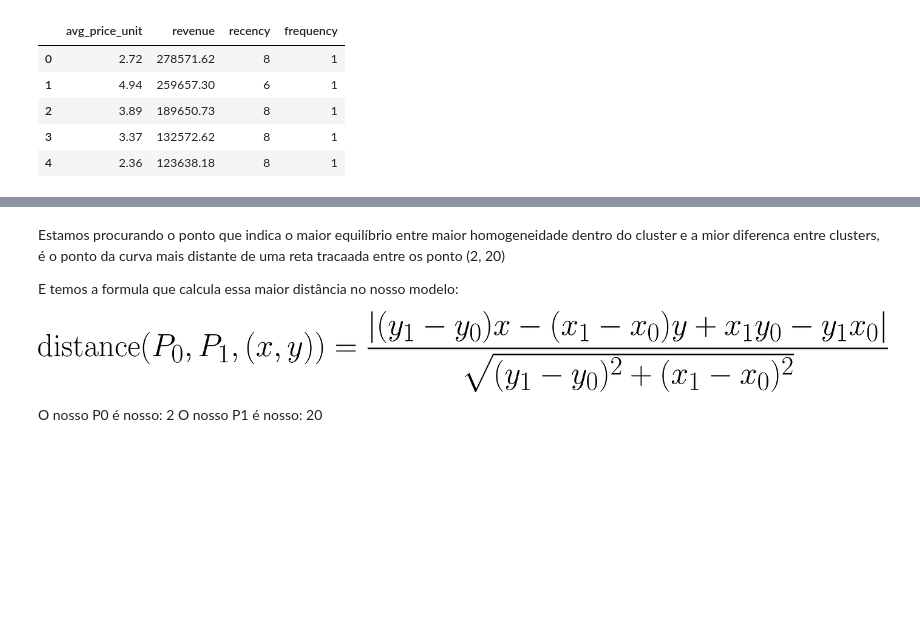
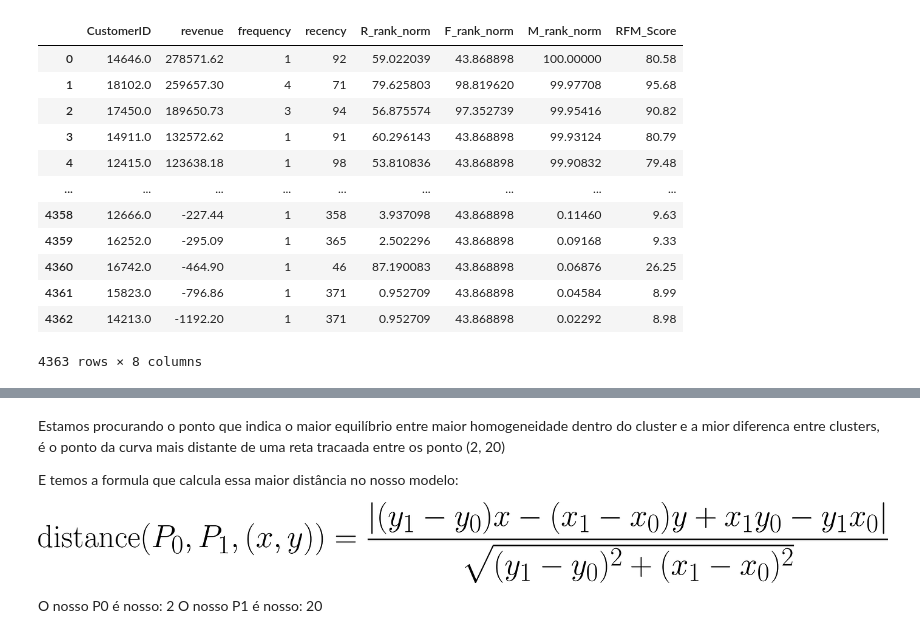
Before and after one commit to will787/retail-e-commerce-evidence, a Jupyter notebook: analytics/client_value.ipynb, the cells around one changed output, grey strips where cells are left out. Saved outputs shown, nothing was run; the diff lists cells and outputs as text; code cells hidden in the pictures; blank space fills up the shorter version.

```diff
--- a/analytics/client_value.ipynb
+++ b/analytics/client_value.ipynb
@@ -32,15 +40,41 @@ df.head()
 # %%
-# dropping the variable, because the model will try to measurement the CustomerID.
-# This can be have prior result in the model.
-
-df = df.drop(columns=['CustomerID', 'Country', 'unique_items', 'total_items', 'avgseasonality_date', 'firstpurchase_date', 'lastpurchase_date', 'firstpurchase_date', 'lastpurchase_date', 'lastpurchase_date'])
-
+global_max_date = pd.to_datetime(df['max_date']).max()
+df['recency'] = (global_max_date - pd.to_datetime(df['max_date'])).dt.days
 df.isnull().sum()
 df.head()
+
+RFM = df[['CustomerID','revenue', 'frequency', 'recency']].copy()
+
+#rank customer based on revenue, frequency and recency
+RFM['R_rank'] = RFM['recency'].rank(ascending=False)
+RFM['F_rank'] = RFM['frequency'].rank(ascending=True)
+RFM['M_rank'] = RFM['revenue'].rank(ascending=True)
+
+RFM['R_rank_norm'] = (RFM['R_rank'] / RFM['R_rank'].max()) * 100
+RFM['F_rank_norm'] = (RFM['F_rank'] / RFM['F_rank'].max()) * 100
+RFM['M_rank_norm'] = (RFM['M_rank'] / RFM['M_rank'].max()) * 100
+
+RFM.drop(columns=['R_rank', 'F_rank', 'M_rank'], inplace=True)
+RFM.head()
+
+#you can give the weights to the RFM variables: it depends on your business case (0 to 100 score)
+RFM['RFM_Score'] = (RFM['R_rank_norm'] * 0.20) + (RFM['F_rank_norm'] * 0.20) + (RFM['M_rank_norm'] * 0.60)
+RFM['RFM_Score'] = RFM['RFM_Score'].round(2)
+
+rfm_cluster = RFM[['revenue', 'frequency', 'recency','RFM_Score']].copy()
+
+RFM
 # %% [output]
-|  | avg_price_unit | revenue | recency | frequency |
-| 0 | 2.72 | 278571.62 | 8 | 1 |
-| 1 | 4.94 | 259657.30 | 6 | 1 |
-| 2 | 3.89 | 189650.73 | 8 | 1 |
-| 3 | 3.37 | 132572.62 | 8 | 1 |
-| 4 | 2.36 | 123638.18 | 8 | 1 |
+|  | CustomerID | revenue | frequency | recency | R_rank_norm | F_rank_norm | M_rank_norm | RFM_Score |
+| 0 | 14646.0 | 278571.62 | 1 | 92 | 59.022039 | 43.868898 | 100.00000 | 80.58 |
+| 1 | 18102.0 | 259657.30 | 4 | 71 | 79.625803 | 98.819620 | 99.97708 | 95.68 |
+| 2 | 17450.0 | 189650.73 | 3 | 94 | 56.875574 | 97.352739 | 99.95416 | 90.82 |
+| 3 | 14911.0 | 132572.62 | 1 | 91 | 60.296143 | 43.868898 | 99.93124 | 80.79 |
+| 4 | 12415.0 | 123638.18 | 1 | 98 | 53.810836 | 43.868898 | 99.90832 | 79.48 |
+| ... | ... | ... | ... | ... | ... | ... | ... | ... |
+| 4358 | 12666.0 | -227.44 | 1 | 358 | 3.937098 | 43.868898 | 0.11460 | 9.63 |
+| 4359 | 16252.0 | -295.09 | 1 | 365 | 2.502296 | 43.868898 | 0.09168 | 9.33 |
+| 4360 | 16742.0 | -464.90 | 1 | 46 | 87.190083 | 43.868898 | 0.06876 | 26.25 |
+| 4361 | 15823.0 | -796.86 | 1 | 371 | 0.952709 | 43.868898 | 0.04584 | 8.99 |
+| 4362 | 14213.0 | -1192.20 | 1 | 371 | 0.952709 | 43.868898 | 0.02292 | 8.98 |
+4363 rows × 8 columns
```
Also changed, not shown: parts of 8 cells of this notebook, 5 other files.
